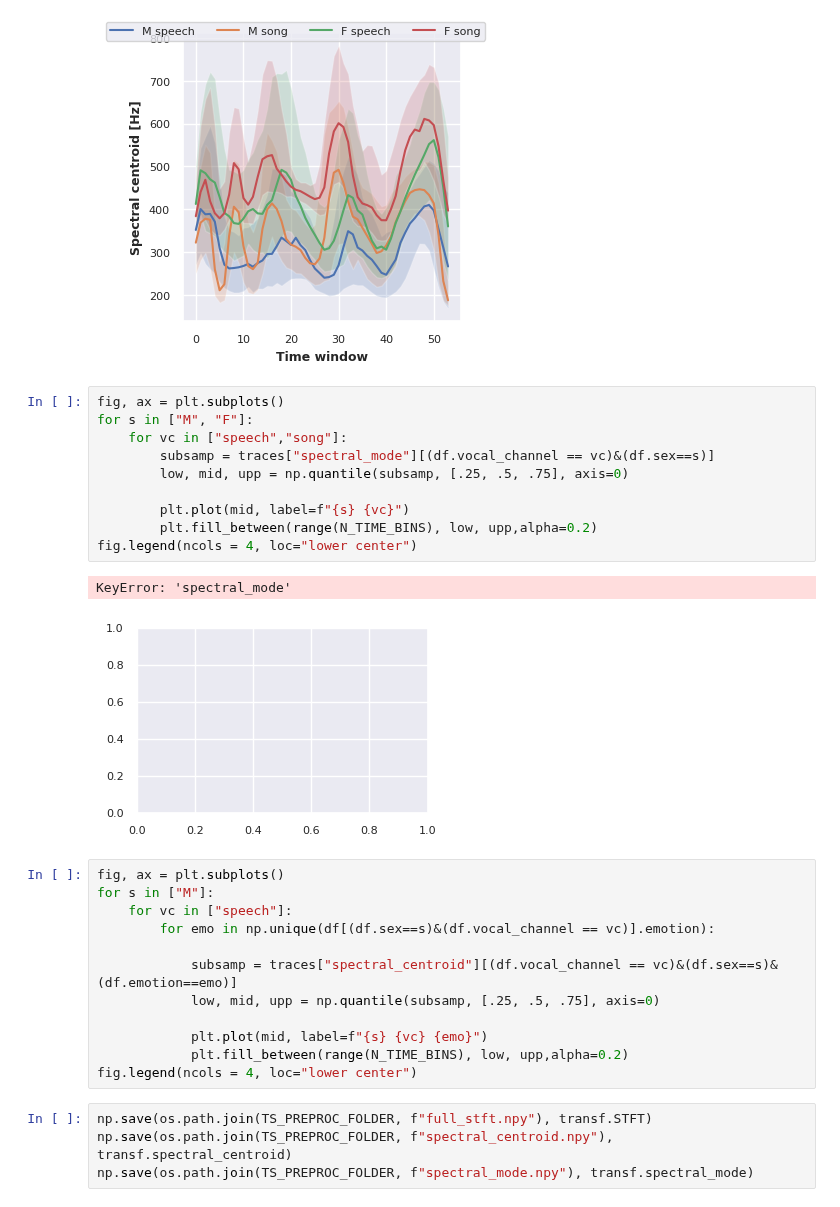
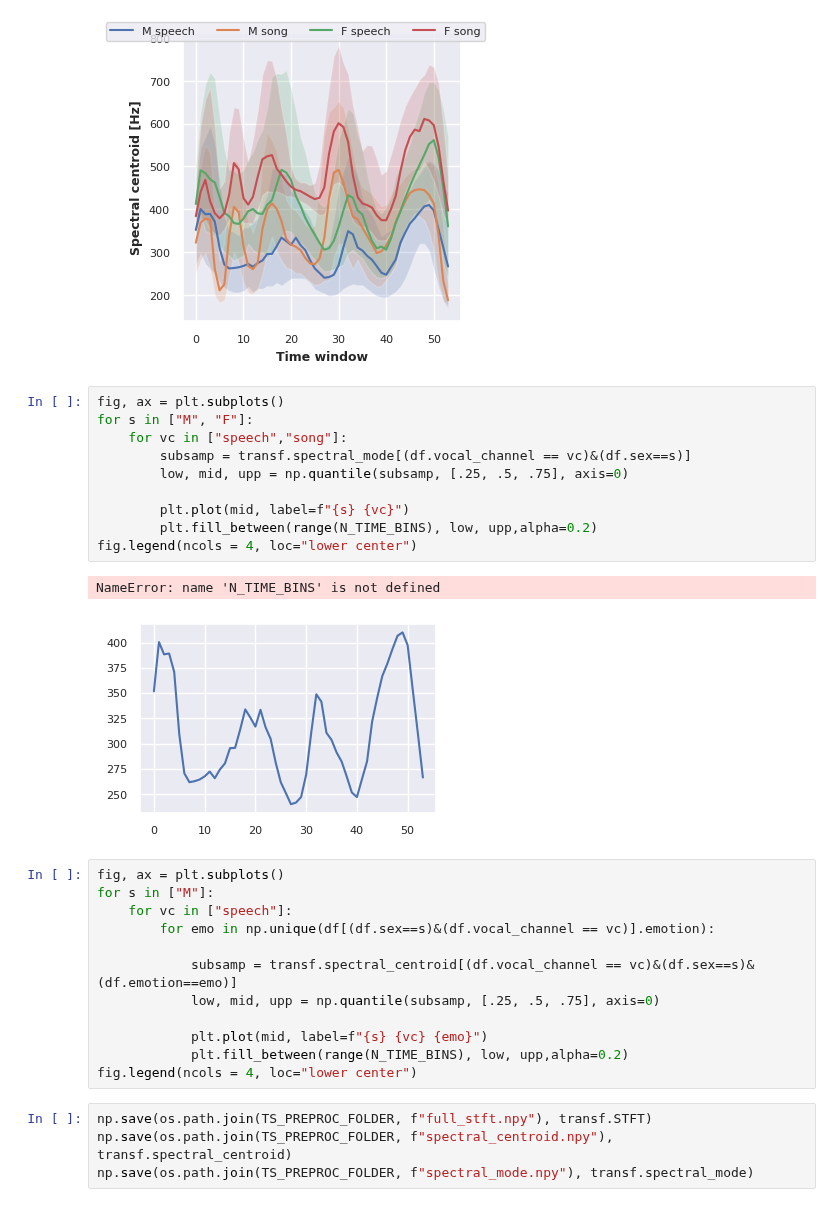
Before and after one commit to djanloo/DM2, a Jupyter notebook: TimeSeries/fourier.ipynb, the cells around one changed output. Saved outputs shown, nothing was run; the diff lists cells and outputs as text.

```diff
--- a/TimeSeries/fourier.ipynb
+++ b/TimeSeries/fourier.ipynb
@@ -240,23 +240,23 @@ fig.tight_layout()
 # %%
 fig, ax = plt.subplots()
 for s in ["M", "F"]:
     for vc in ["speech","song"]:
-        subsamp = traces["spectral_mode"][(df.vocal_channel == vc)&(df.sex==s)]
+        subsamp = transf.spectral_mode[(df.vocal_channel == vc)&(df.sex==s)]
         low, mid, upp = np.quantile(subsamp, [.25, .5, .75], axis=0)
 
         plt.plot(mid, label=f"{s} {vc}")
         plt.fill_between(range(N_TIME_BINS), low, upp,alpha=0.2)
 fig.legend(ncols = 4, loc="lower center")
 # %% [output]
-KeyError: 'spectral_mode'
+NameError: name 'N_TIME_BINS' is not defined
-[figure, old version]
+[figure, new version]
 # %%
 fig, ax = plt.subplots()
 for s in ["M"]:
     for vc in ["speech"]:
         for emo in np.unique(df[(df.sex==s)&(df.vocal_channel == vc)].emotion):
 
-            subsamp = traces["spectral_centroid"][(df.vocal_channel == vc)&(df.sex==s)&(df.emotion==emo)]
+            subsamp = transf.spectral_centroid[(df.vocal_channel == vc)&(df.sex==s)&(df.emotion==emo)]
             low, mid, upp = np.quantile(subsamp, [.25, .5, .75], axis=0)
 
             plt.plot(mid, label=f"{s} {vc} {emo}")
```
Also changed, not shown: 3 other files.
